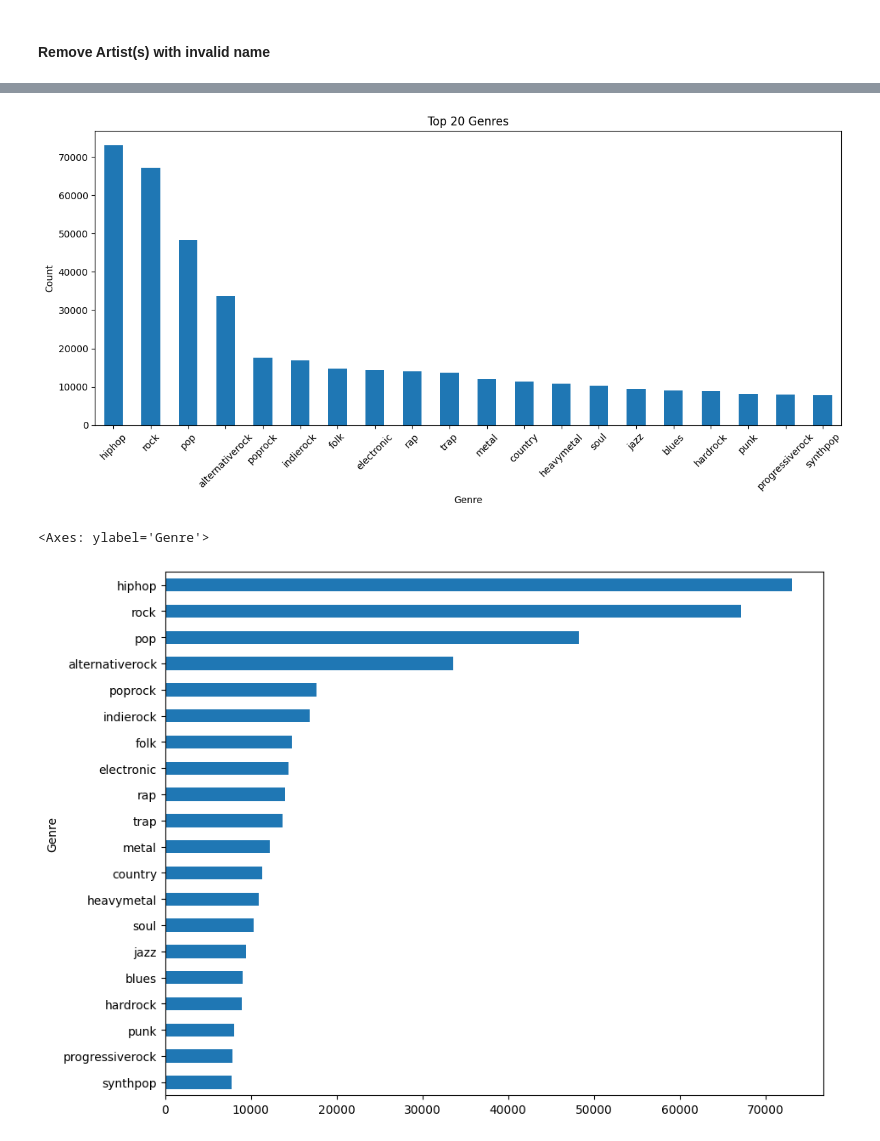
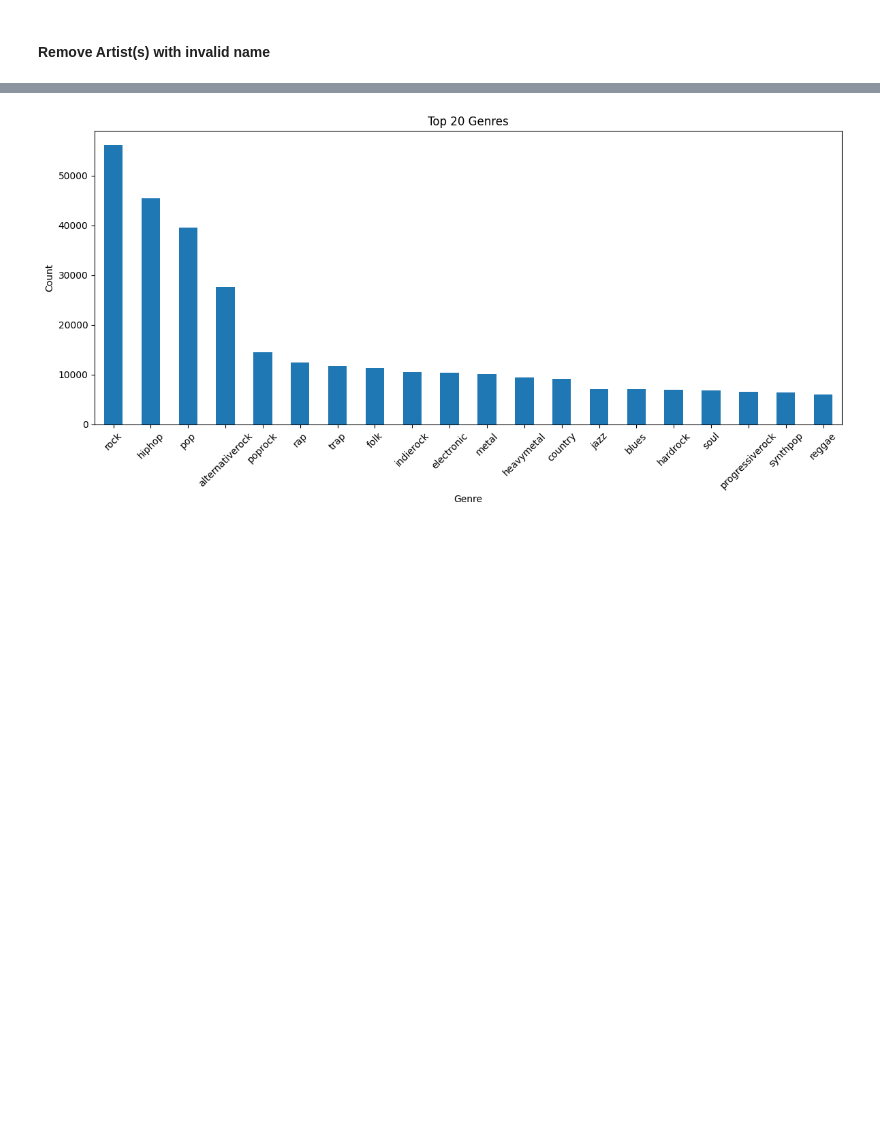
Before and after one commit to KotlaSravanthi-eng/music_recommendation_system_based_on_emotion, a Jupyter notebook: notebook/01.Data_exploration_and_cleaning.ipynb, the cells around one changed output, grey strips where cells are left out. Drawn from its saved outputs; the diff is of its cells as text; code cells hidden in the pictures; blank space fills up the shorter version.

```diff
--- a/notebook/01.Data_exploration_and_cleaning.ipynb
+++ b/notebook/01.Data_exploration_and_cleaning.ipynb
@@ -612,5 +650,10 @@ data['text_clean'] = data['text'].astype(str).apply(clean_text)
+# %%
+chunk4['text'] = chunk4['text'].progress_apply(clean_lyrics_for_emotion_recognition)
+# %%
+data_cleaned = pd.concat([chunk1, chunk2, chunk3, chunk4]).sort_index()
+data['text'] = data_cleaned['text']
 # %%
-data = data.drop_duplicates(subset=['song_clean', 'text_clean']).reset_index(drop=True)
+data = data.drop_duplicates(subset=['song_clean', 'text']).reset_index(drop=True)
 # %%
 data['Artist(s)'].value_counts()
 # %% [output]
@@ -630,5 +673,5 @@ Name: count, Length: 3719, dtype: int64
 # %%
-data.drop(columns=['song_clean', 'text_clean'], inplace=True)
+data.drop(columns=['song_clean'], inplace=True)
 # %%
 data.info()
 # %% [output]
@@ -675,17 +718,13 @@ data['Genre_str'] = data['Genre'].apply(lambda x: ' '.join(x))
 # %%
 top_genres = data['Genre'].explode().value_counts().nlargest(20)
 top_genres.plot(kind='bar', figsize=(12, 6))
 plt.title('Top 20 Genres')
 plt.ylabel('Count')
 plt.xticks(rotation=45)
 plt.tight_layout()
 plt.show()
-
-top_genres.sort_values().plot(kind='barh', figsize=(10, 8))
 # %% [output]
-[figure, old version]
+[figure, new version]
-<Axes: ylabel='Genre'>
-[figure, removed]
 # %%
 data.Genre_str
 # %% [output]
```
Also changed, not shown: parts of 34 cells of this notebook, 8 other files.
